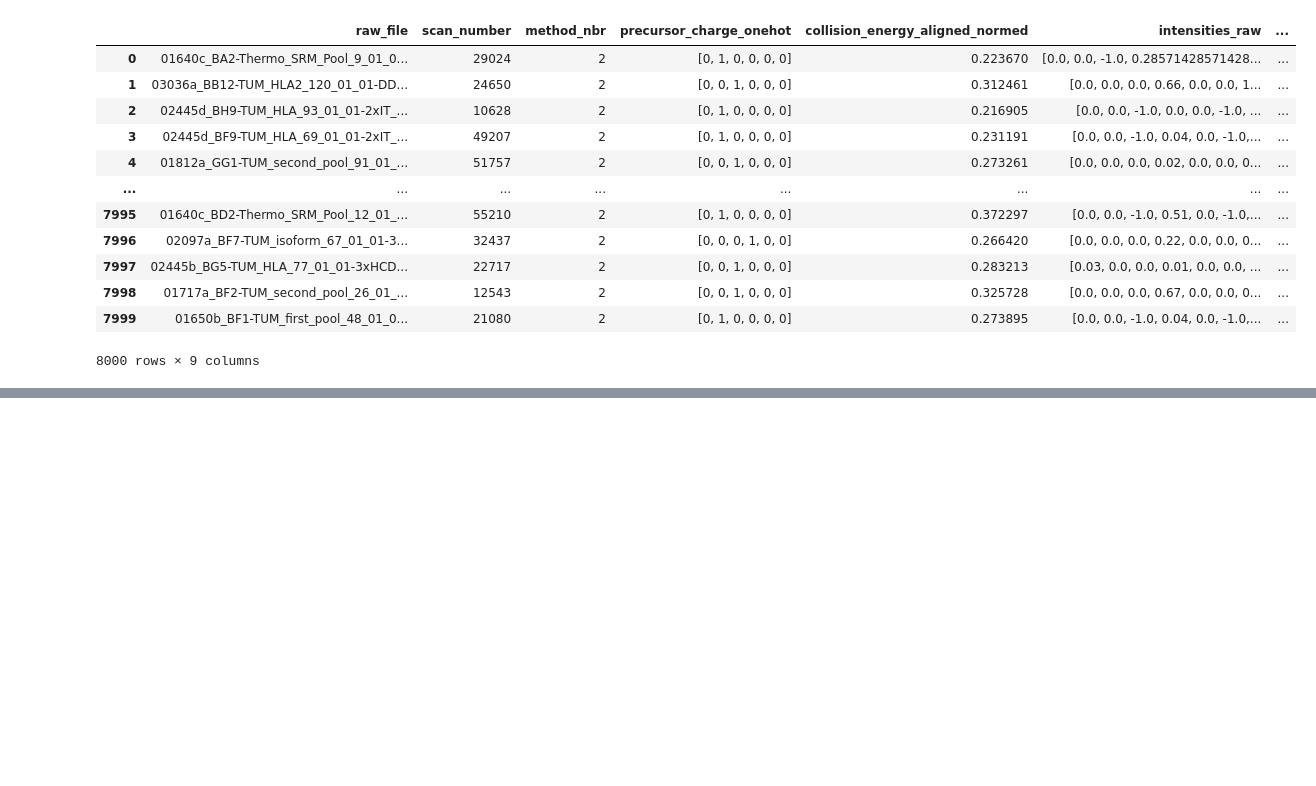
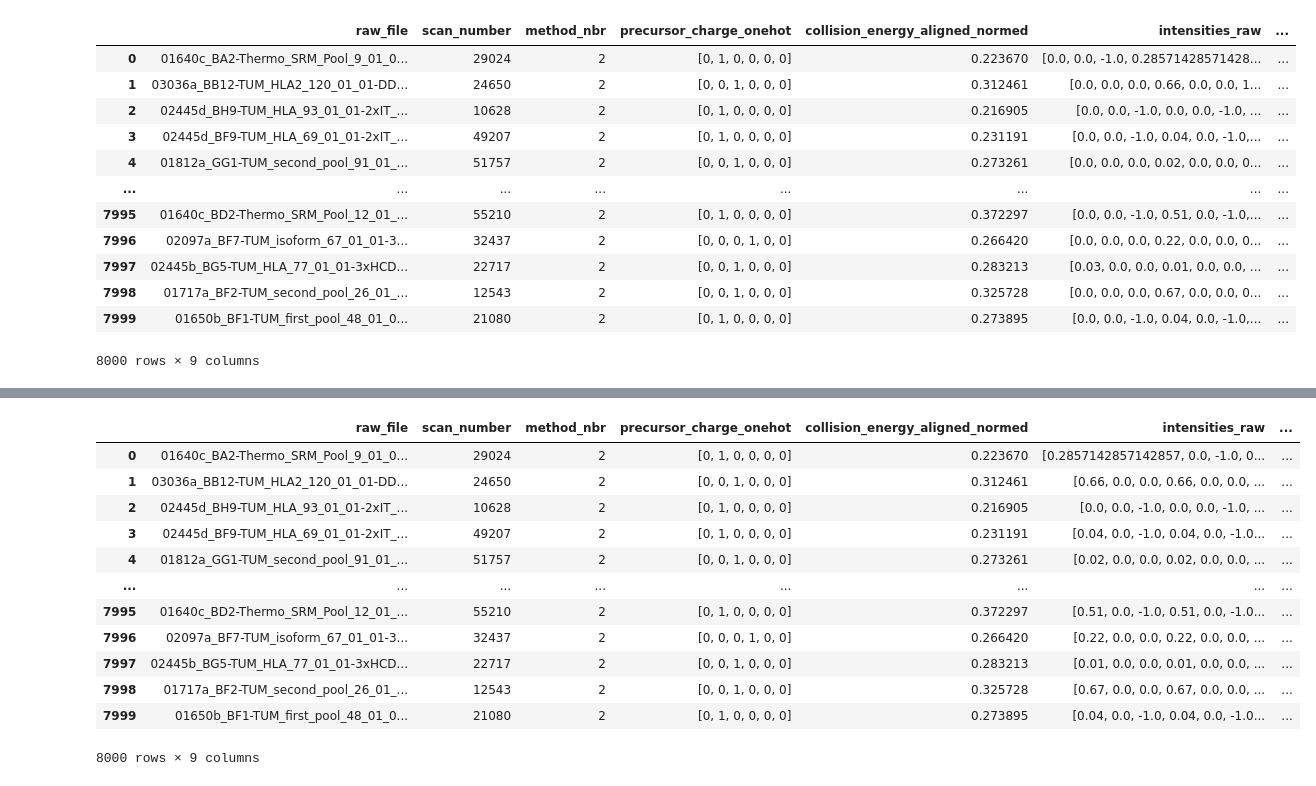
Before and after one commit to wilhelm-lab/dlomix, a Jupyter notebook: bmpc_shared_scripts/prepare_dataset/create_refinement_learning_datasets.ipynb, the cells around one changed output, grey strips where cells are left out. Drawn from its saved outputs; the diff is of its cells as text; code cells hidden in the pictures; blank space fills up the shorter version.

Commit message:
added small dataset for duplicated intensities

```diff
--- a/bmpc_shared_scripts/prepare_dataset/create_refinement_learning_datasets.ipynb
+++ b/bmpc_shared_scripts/prepare_dataset/create_refinement_learning_datasets.ipynb
@@ -86,0 +100,3 @@ swapped
+# %%
+original = pd.read_parquet("/cmnfs/proj/bmpc_dlomix/datasets/parquet/noptm_baseline_small_train.parquet")
+duplicated = pd.read_parquet("/cmnfs/proj/bmpc_dlomix/datasets/parquet/transfer_learning_toy_dataset/noptm_baseline_small_bs1024_duplicated_ions_train.parquet")
@@ -86,0 +119,16 @@ swapped
+# %%
+duplicated
+# %% [output]
+|  | raw_file | scan_number | method_nbr | precursor_charge_onehot | collision_energy_aligned_normed | intensities_raw | ... |
+| 0 | 01640c_BA2-Thermo_SRM_Pool_9_01_0... | 29024 | 2 | [0, 1, 0, 0, 0, 0] | 0.223670 | [0.2857142857142857, 0.0, -1.0, 0... | ... |
+| 1 | 03036a_BB12-TUM_HLA2_120_01_01-DD... | 24650 | 2 | [0, 0, 1, 0, 0, 0] | 0.312461 | [0.66, 0.0, 0.0, 0.66, 0.0, 0.0, ... | ... |
+| 2 | 02445d_BH9-TUM_HLA_93_01_01-2xIT_... | 10628 | 2 | [0, 1, 0, 0, 0, 0] | 0.216905 | [0.0, 0.0, -1.0, 0.0, 0.0, -1.0, ... | ... |
+| 3 | 02445d_BF9-TUM_HLA_69_01_01-2xIT_... | 49207 | 2 | [0, 1, 0, 0, 0, 0] | 0.231191 | [0.04, 0.0, -1.0, 0.04, 0.0, -1.0... | ... |
+| 4 | 01812a_GG1-TUM_second_pool_91_01_... | 51757 | 2 | [0, 0, 1, 0, 0, 0] | 0.273261 | [0.02, 0.0, 0.0, 0.02, 0.0, 0.0, ... | ... |
+| ... | ... | ... | ... | ... | ... | ... | ... |
+| 7995 | 01640c_BD2-Thermo_SRM_Pool_12_01_... | 55210 | 2 | [0, 1, 0, 0, 0, 0] | 0.372297 | [0.51, 0.0, -1.0, 0.51, 0.0, -1.0... | ... |
+| 7996 | 02097a_BF7-TUM_isoform_67_01_01-3... | 32437 | 2 | [0, 0, 0, 1, 0, 0] | 0.266420 | [0.22, 0.0, 0.0, 0.22, 0.0, 0.0, ... | ... |
+| 7997 | 02445b_BG5-TUM_HLA_77_01_01-3xHCD... | 22717 | 2 | [0, 0, 1, 0, 0, 0] | 0.283213 | [0.01, 0.0, 0.0, 0.01, 0.0, 0.0, ... | ... |
+| 7998 | 01717a_BF2-TUM_second_pool_26_01_... | 12543 | 2 | [0, 0, 1, 0, 0, 0] | 0.325728 | [0.67, 0.0, 0.0, 0.67, 0.0, 0.0, ... | ... |
+| 7999 | 01650b_BF1-TUM_first_pool_48_01_0... | 21080 | 2 | [0, 1, 0, 0, 0, 0] | 0.273895 | [0.04, 0.0, -1.0, 0.04, 0.0, -1.0... | ... |
+8000 rows × 9 columns
```
Also changed, not shown: parts of 6 cells of this notebook.
